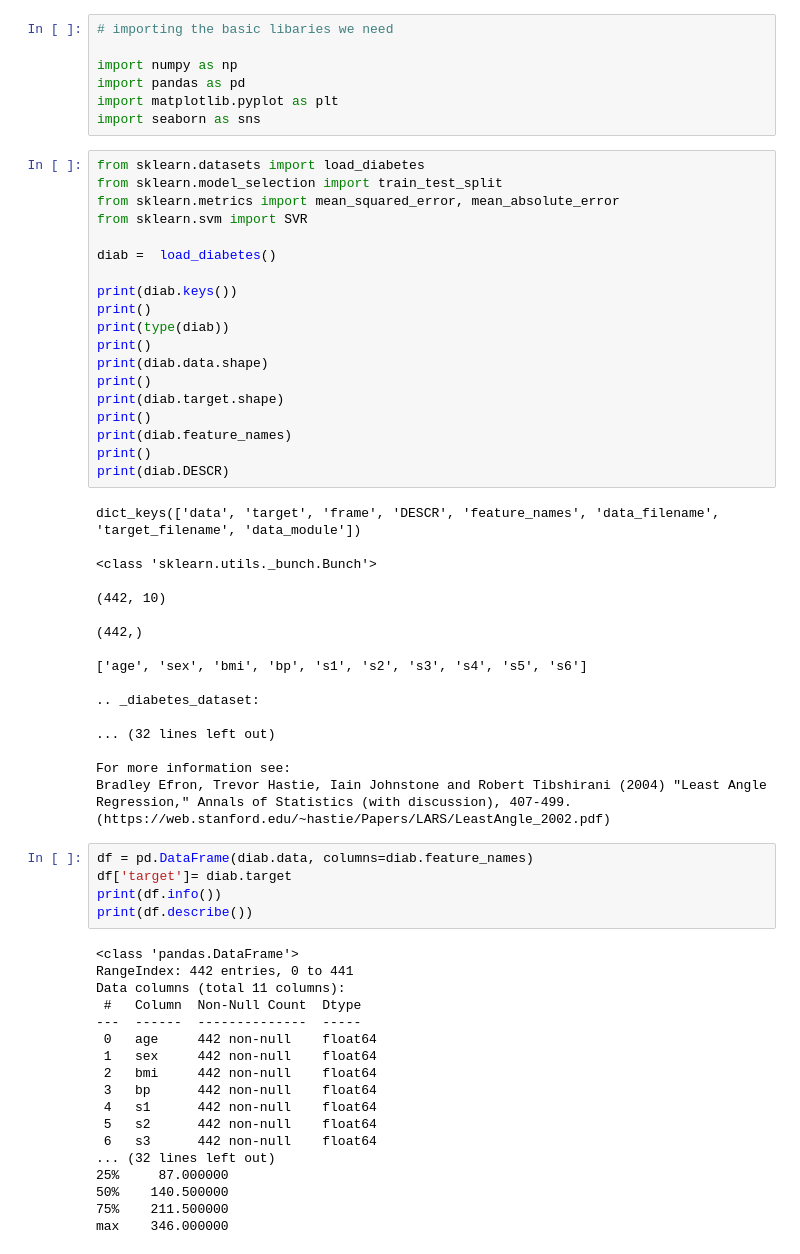
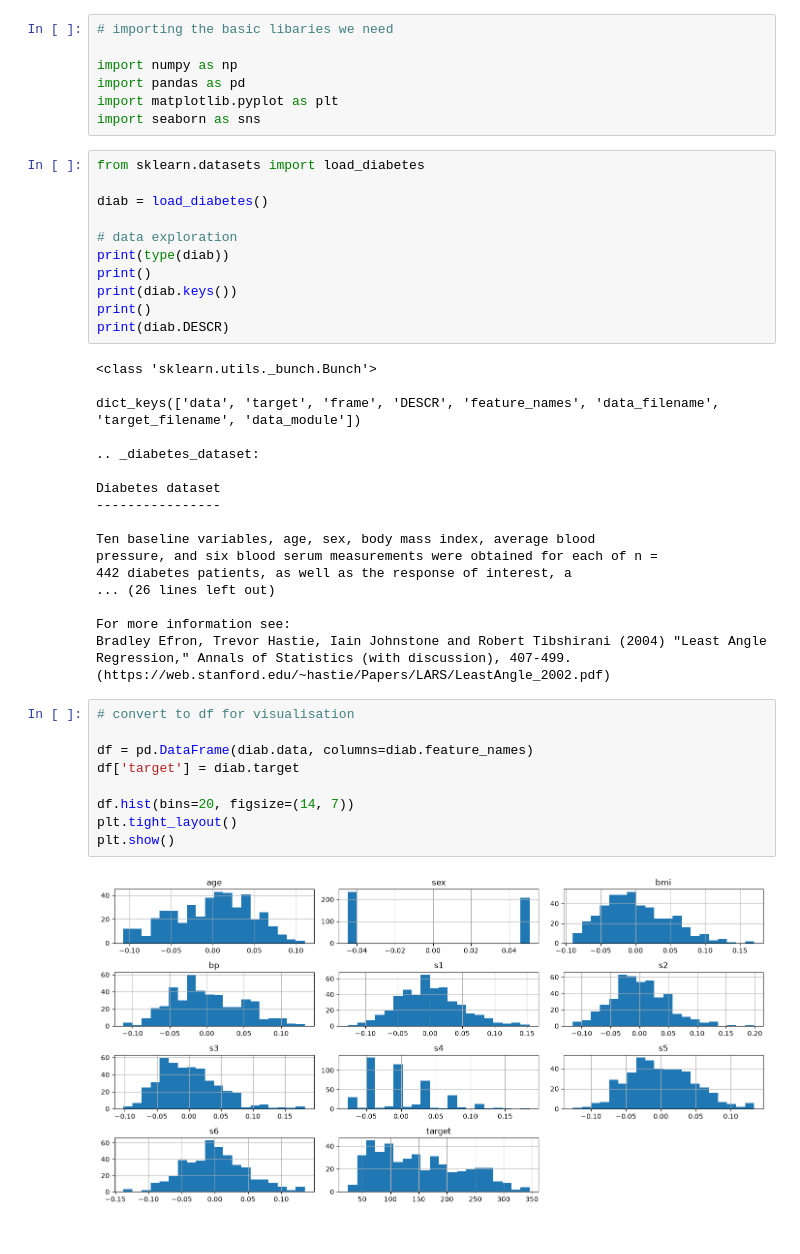
Before and after one commit to Dev-Flurssy/ml-projects, a Jupyter notebook: Notebooks/Practice.ipynb, the cells around one changed output. Saved outputs shown, nothing was run; the diff lists cells and outputs as text.

```diff
--- a/Notebooks/Practice.ipynb
+++ b/Notebooks/Practice.ipynb
@@ -7,61 +7,41 @@ import matplotlib.pyplot as plt
 import seaborn as sns
 # %%
 from sklearn.datasets import load_diabetes
-from sklearn.model_selection import train_test_split
-from sklearn.metrics import mean_squared_error, mean_absolute_error
-from sklearn.svm import SVR
 
-diab =  load_diabetes()
+diab = load_diabetes()
 
+# data exploration
+print(type(diab))
+print()
 print(diab.keys())
 print()
-print(type(diab))
-print()
-print(diab.data.shape)
-print()
-print(diab.target.shape)
-print()
-print(diab.feature_names)
-print()
 print(diab.DESCR)
 # %% [output]
-dict_keys(['data', 'target', 'frame', 'DESCR', 'feature_names', 'data_filename', 'target_filename', 'data_module'])
-
 <class 'sklearn.utils._bunch.Bunch'>
 
-(442, 10)
-
-(442,)
-
-['age', 'sex', 'bmi', 'bp', 's1', 's2', 's3', 's4', 's5', 's6']
+dict_keys(['data', 'target', 'frame', 'DESCR', 'feature_names', 'data_filename', 'target_filename', 'data_module'])
 
 .. _diabetes_dataset:
 
-... (32 lines left out)
+Diabetes dataset
+----------------
+
+Ten baseline variables, age, sex, body mass index, average blood
+pressure, and six blood serum measurements were obtained for each of n =
+442 diabetes patients, as well as the response of interest, a
+... (26 lines left out)
 
 For more information see:
 Bradley Efron, Trevor Hastie, Iain Johnstone and Robert Tibshirani (2004) "Least Angle Regression," Annals of Statistics (with discussion), 407-499.
 (https://web.stanford.edu/~hastie/Papers/LARS/LeastAngle_2002.pdf)
 # %%
+# convert to df for visualisation
+
 df = pd.DataFrame(diab.data, columns=diab.feature_names)
-df['target']= diab.target
-print(df.info())
-print(df.describe())
+df['target'] = diab.target
+
+df.hist(bins=20, figsize=(14, 7))
+plt.tight_layout()
+plt.show()
 # %% [output]
-<class 'pandas.DataFrame'>
-RangeIndex: 442 entries, 0 to 441
-Data columns (total 11 columns):
- #   Column  Non-Null Count  Dtype
----  ------  --------------  -----
- 0   age     442 non-null    float64
- 1   sex     442 non-null    float64
- 2   bmi     442 non-null    float64
- 3   bp      442 non-null    float64
- 4   s1      442 non-null    float64
- 5   s2      442 non-null    float64
- 6   s3      442 non-null    float64
-... (32 lines left out)
-25%     87.000000
-50%    140.500000
-75%    211.500000
-max    346.000000
+[figure, added]
```
Also changed, not shown: parts of 13 cells of this notebook, 1 other file.
